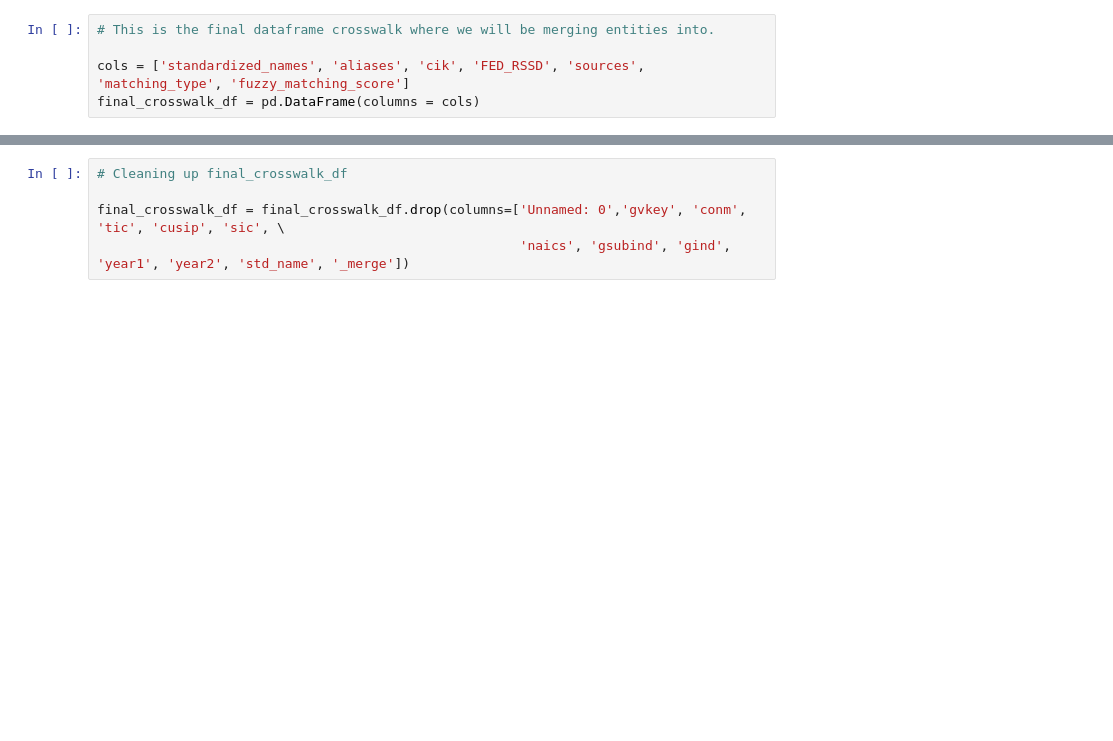
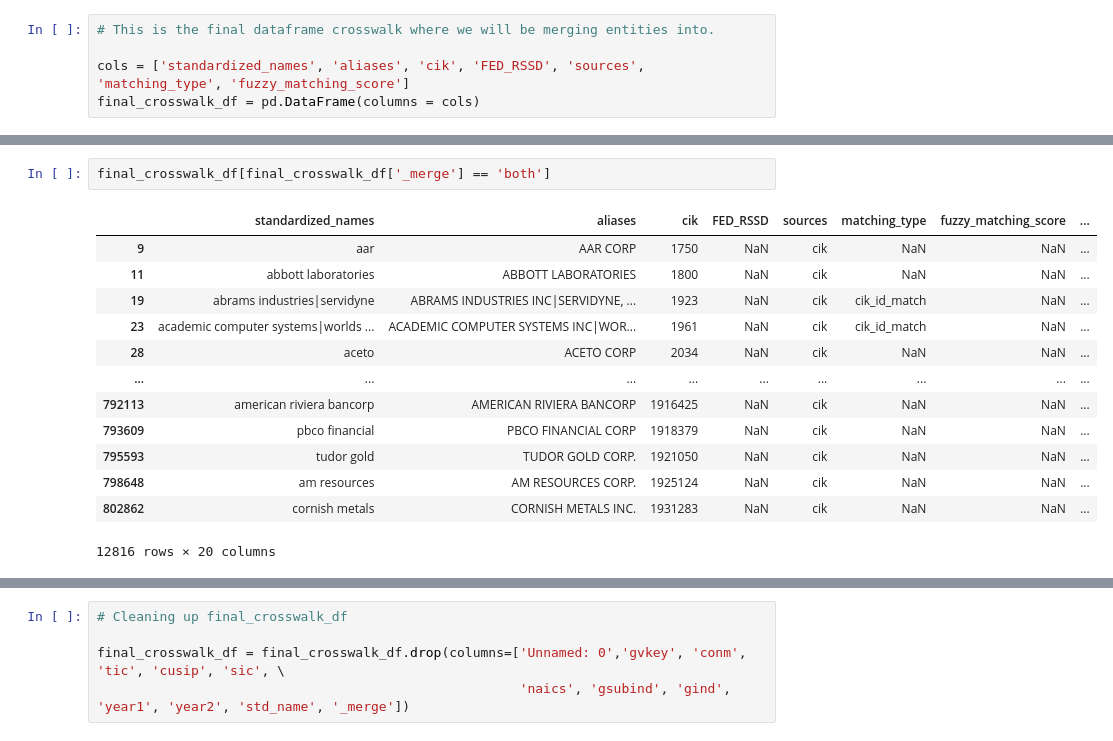
Before and after one commit to judgelord/corporations-data, a Jupyter notebook: python/create_entity_crosswalk_notebook.ipynb, the cells around one changed output, grey strips where cells are left out. Cells and saved outputs as stored; diff of their text form; blank space fills up the shorter version.

```diff
--- a/python/create_entity_crosswalk_notebook.ipynb
+++ b/python/create_entity_crosswalk_notebook.ipynb
@@ -400,3 +559,19 @@ final_crosswalk_df
+# %%
+final_crosswalk_df[final_crosswalk_df['_merge'] == 'both']
+# %% [output]
+|  | standardized_names | aliases | cik | FED_RSSD | sources | matching_type | fuzzy_matching_score | ... |
+| 9 | aar | AAR CORP | 1750 | NaN | cik | NaN | NaN | ... |
+| 11 | abbott laboratories | ABBOTT LABORATORIES | 1800 | NaN | cik | NaN | NaN | ... |
+| 19 | abrams industries|servidyne | ABRAMS INDUSTRIES INC|SERVIDYNE, ... | 1923 | NaN | cik | cik_id_match | NaN | ... |
+| 23 | academic computer systems|worlds ... | ACADEMIC COMPUTER SYSTEMS INC|WOR... | 1961 | NaN | cik | cik_id_match | NaN | ... |
+| 28 | aceto | ACETO CORP | 2034 | NaN | cik | NaN | NaN | ... |
+| ... | ... | ... | ... | ... | ... | ... | ... | ... |
+| 792113 | american riviera bancorp | AMERICAN RIVIERA BANCORP | 1916425 | NaN | cik | NaN | NaN | ... |
+| 793609 | pbco financial | PBCO FINANCIAL CORP | 1918379 | NaN | cik | NaN | NaN | ... |
+| 795593 | tudor gold | TUDOR GOLD CORP. | 1921050 | NaN | cik | NaN | NaN | ... |
+| 798648 | am resources | AM RESOURCES CORP. | 1925124 | NaN | cik | NaN | NaN | ... |
+| 802862 | cornish metals | CORNISH METALS INC. | 1931283 | NaN | cik | NaN | NaN | ... |
+12816 rows × 20 columns
 # %%
 # Clean up final_crosswalk_df
 
```
Also changed, not shown: parts of 49 cells of this notebook, 1 other file.
